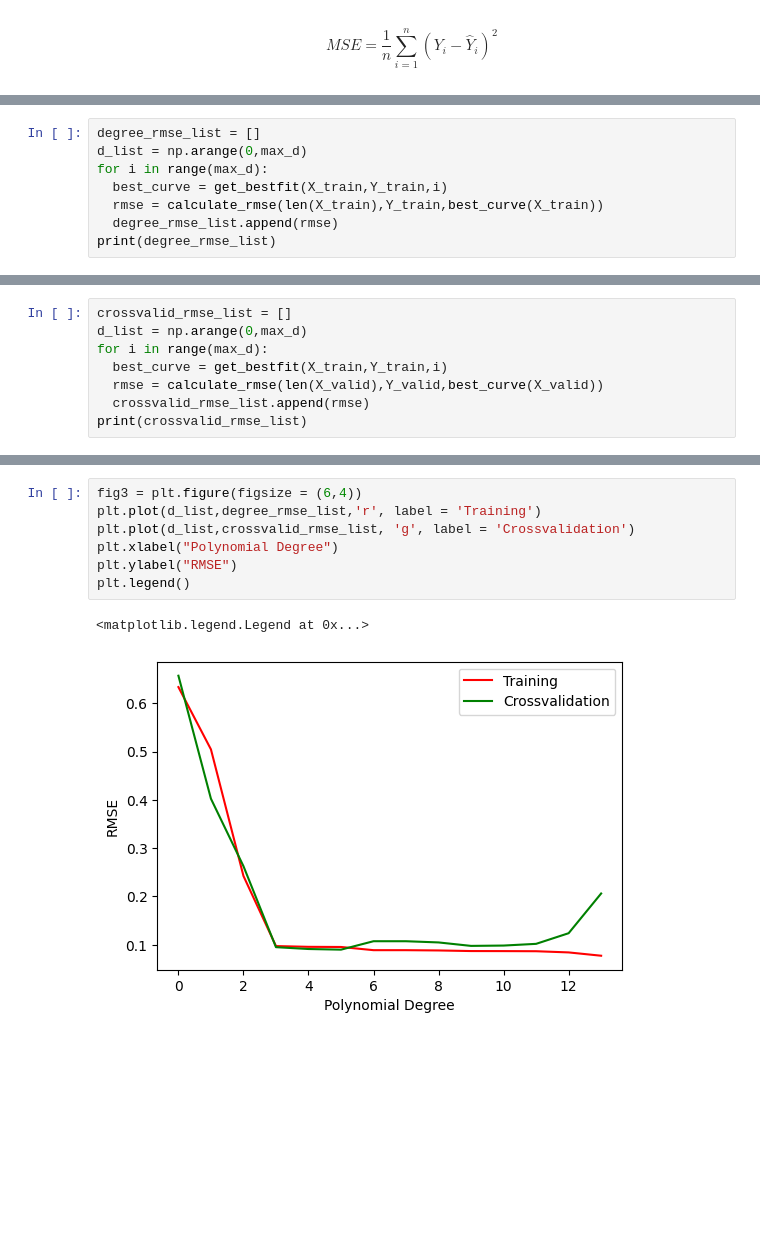
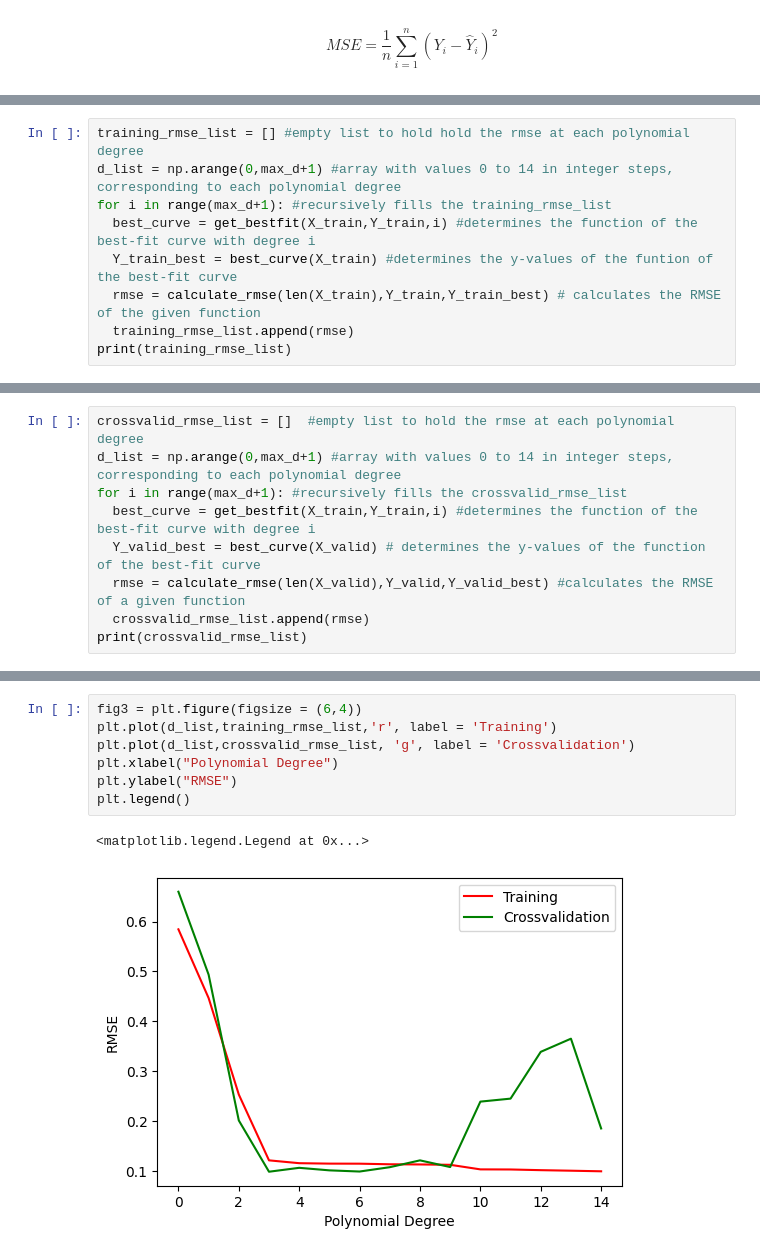
Before and after one commit to bipedalsh33p/App-Physics-157, a Jupyter notebook: Lab Assignments Submissions/Manliguez_AP157_lab_assignment_A1.ipynb, the cells around one changed output, grey strips where cells are left out. Drawn from its saved outputs; the diff is of its cells as text; blank space fills up the shorter version.

```diff
--- a/Lab Assignments Submissions/Manliguez_AP157_lab_assignment_A1.ipynb
+++ b/Lab Assignments Submissions/Manliguez_AP157_lab_assignment_A1.ipynb
@@ -122,8 +176,0 @@ plt.legend(loc = 'lower right')
-# %%
-degree_rmse_list = []
-d_list = np.arange(0,max_d)
-for i in range(max_d):
-  best_curve = get_bestfit(X_train,Y_train,i)
-  rmse = calculate_rmse(len(X_train),Y_train,best_curve(X_train))
-  degree_rmse_list.append(rmse)
-print(degree_rmse_list)
@@ -131,0 +179,9 @@ print(degree_rmse_list)
+# %%
+training_rmse_list = [] #empty list to hold hold the rmse at each polynomial degree
+d_list = np.arange(0,max_d+1) #array with values 0 to 14 in integer steps, corresponding to each polynomial degree
+for i in range(max_d+1): #recursively fills the training_rmse_list
+  best_curve = get_bestfit(X_train,Y_train,i) #determines the function of the best-fit curve with degree i
+  Y_train_best = best_curve(X_train) #determines the y-values of the funtion of the best-fit curve
+  rmse = calculate_rmse(len(X_train),Y_train,Y_train_best) # calculates the RMSE of the given function
+  training_rmse_list.append(rmse)
+print(training_rmse_list)
@@ -134,8 +191,0 @@ print(degree_rmse_list)
-# %%
-crossvalid_rmse_list = []
-d_list = np.arange(0,max_d)
-for i in range(max_d):
-  best_curve = get_bestfit(X_train,Y_train,i)
-  rmse = calculate_rmse(len(X_valid),Y_valid,best_curve(X_valid))
-  crossvalid_rmse_list.append(rmse)
-print(crossvalid_rmse_list)
@@ -145,0 +194,9 @@ print(crossvalid_rmse_list)
+# %%
+crossvalid_rmse_list = []  #empty list to hold the rmse at each polynomial degree
+d_list = np.arange(0,max_d+1) #array with values 0 to 14 in integer steps, corresponding to each polynomial degree
+for i in range(max_d+1): #recursively fills the crossvalid_rmse_list
+  best_curve = get_bestfit(X_train,Y_train,i) #determines the function of the best-fit curve with degree i
+  Y_valid_best = best_curve(X_valid) # determines the y-values of the function of the best-fit curve
+  rmse = calculate_rmse(len(X_valid),Y_valid,Y_valid_best) #calculates the RMSE of a given function
+  crossvalid_rmse_list.append(rmse)
+print(crossvalid_rmse_list)
@@ -146,10 +212,10 @@ print(crossvalid_rmse_list)
 # %%
 fig3 = plt.figure(figsize = (6,4))
-plt.plot(d_list,degree_rmse_list,'r', label = 'Training')
+plt.plot(d_list,training_rmse_list,'r', label = 'Training')
 plt.plot(d_list,crossvalid_rmse_list, 'g', label = 'Crossvalidation')
 plt.xlabel("Polynomial Degree")
 plt.ylabel("RMSE")
 plt.legend()
 # %% [output]
 <matplotlib.legend.Legend at 0x...>
-[figure, old version]
+[figure, new version]
```
Also changed, not shown: parts of 42 cells of this notebook, 2 other files.
